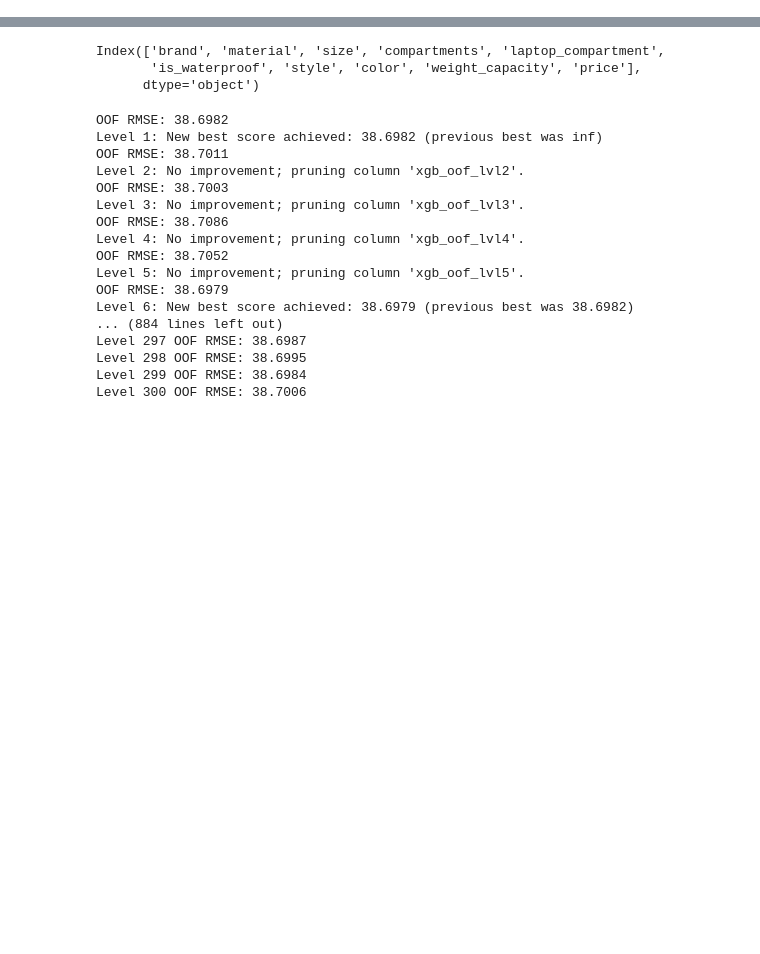
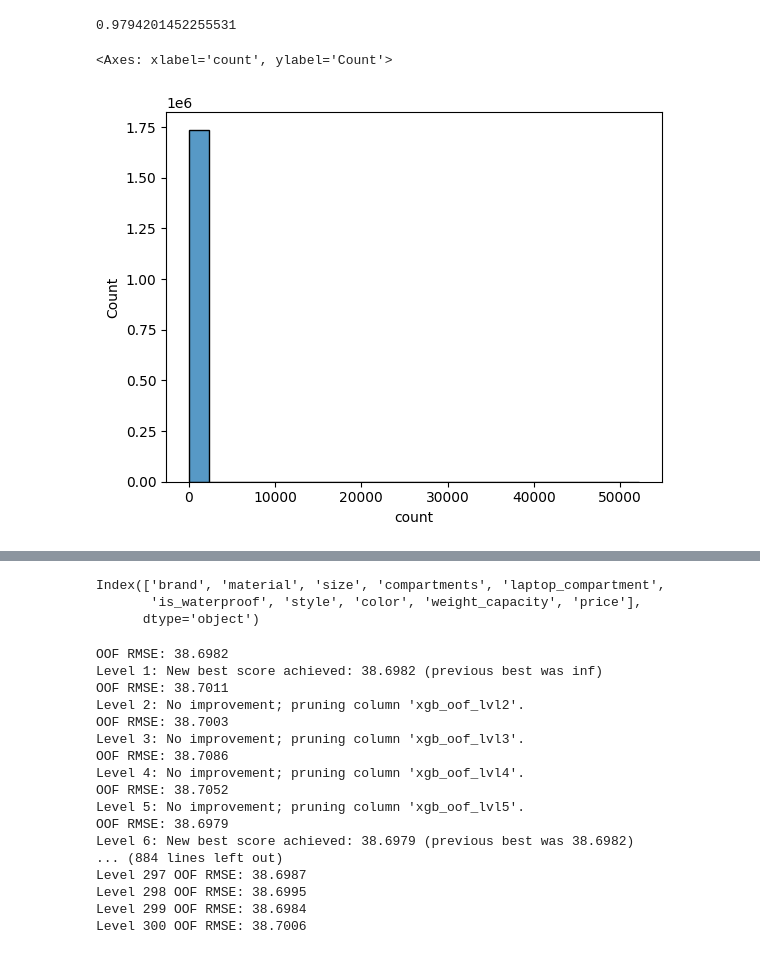
Before and after one commit to Jordanbarker/backpack-prediction-challenge, a Jupyter notebook: notebooks/04_ensemble.ipynb, the cells around one changed output, grey strips where cells are left out. Cells and saved outputs as stored; diff of their text form; code cells hidden in the pictures; blank space fills up the shorter version.

```diff
--- a/notebooks/04_ensemble.ipynb
+++ b/notebooks/04_ensemble.ipynb
@@ -37,0 +103,9 @@ The autoreload extension is already loaded. To reload it, use:
+# %%
+1701814 / 1737573
+# %% [output]
+0.9794201452255531
+# %%
+sns.histplot(train_fold['weight_capacity'].value_counts())
+# %% [output]
+<Axes: xlabel='count', ylabel='Count'>
+[figure, added]
```
Also changed, not shown: parts of 29 cells of this notebook.
